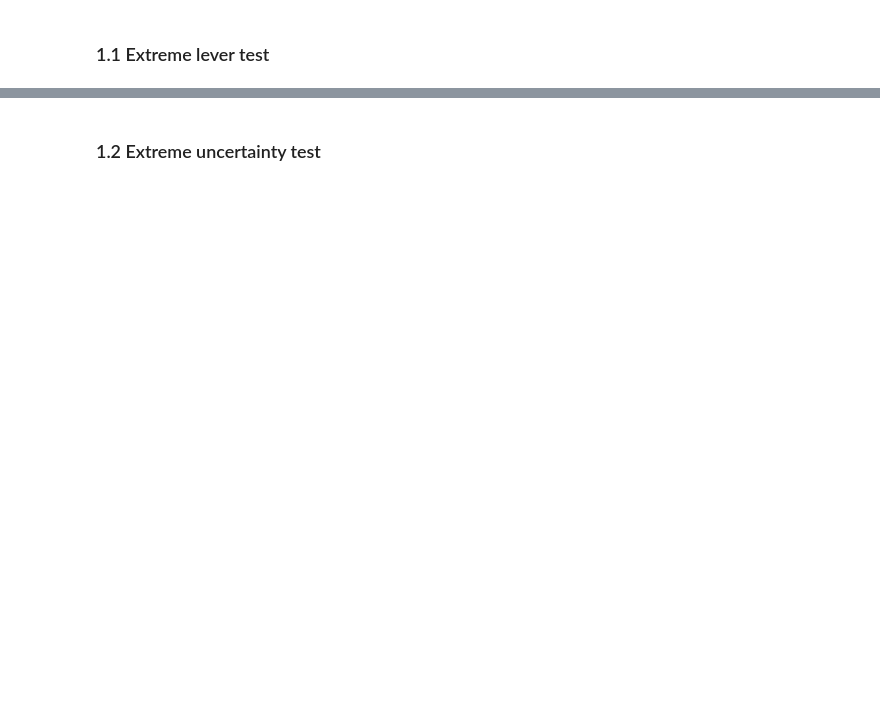
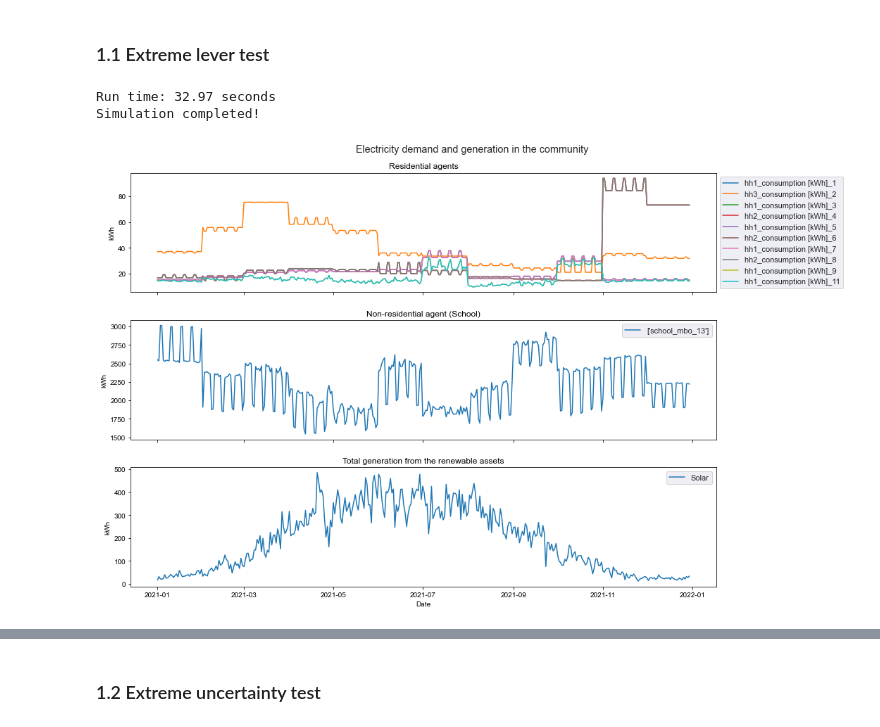
Before and after one commit to SoniAnmol/Modelling-Dutch-Energy-Communities, a Jupyter notebook: evidence_files/model_validation.ipynb, the cells around one changed output, grey strips where cells are left out. Cells and saved outputs as stored; diff of their text form; code cells hidden in the pictures; blank space fills up the shorter version.

Commit message:
updated validation evidence file

```diff
--- a/evidence_files/model_validation.ipynb
+++ b/evidence_files/model_validation.ipynb
@@ -183,0 +78,50 @@ ts.quantile(0.7)
+# %%
+model = EnergyCommunity(levers=levers_low,
+                        uncertainties=None,  #Default values
+                        agents_list=agent_list,
+                        start_date=None)  # Default values
+# %%
+results = model.run_simulation(steps=365, time_tracking=True)
+# %% [output]
+Run time: 32.97 seconds
+Simulation completed!
+# %%
+df = pd.DataFrame()
+for item in results['M1: realised_demand']:
+    df = df.append(item, ignore_index=True)
+df['date'] = pd.to_datetime(results['date'], format='%Y-%m-%d')
+df = df[1:]
+df.set_index('date', inplace=True)
+
+total_generation = extract_df_from_json(results, 'M4: total_generation')
+total_generation['date'] = pd.to_datetime(total_generation['date'], format='%Y-%m-%d')
+total_generation.set_index('date', inplace=True, drop=True)
+
+residential = df.columns.to_list()[:-1]
+non_residential = df.columns.to_list()[-1:]
+# %%
+fig, axs = plt.subplots(3, 1, figsize=(15, 9.5), sharex=True)
+sns.set_theme(palette='colorblind')
+axs[0].plot(df[residential], label=residential)
+axs[0].title.set_text('Residential agents')
+
+axs[1].plot(df[non_residential], label=non_residential)
+axs[1].title.set_text('Non-residential agent (School)')
+
+axs[2].plot(total_generation, label='Solar')
+axs[2].title.set_text('Total generation from the renewable assets')
+
+plt.xlabel('Date')
+axs[0].set_ylabel('kWh')
+axs[1].set_ylabel('kWh')
+axs[2].set_ylabel('kWh')
+fig.suptitle('Electricity demand and generation in the community')
+
+axs[0].legend(bbox_to_anchor=(1, 1))
+axs[1].legend()
+axs[2].legend()
+
+plt.tight_layout()
+fig.savefig('figures_validation/micro_extreme_low_lever_demand_generation.png', dpi=300)
+# %% [output]
+[figure, added]
```
Also changed, not shown: parts of 84 cells of this notebook, 24 other files.
